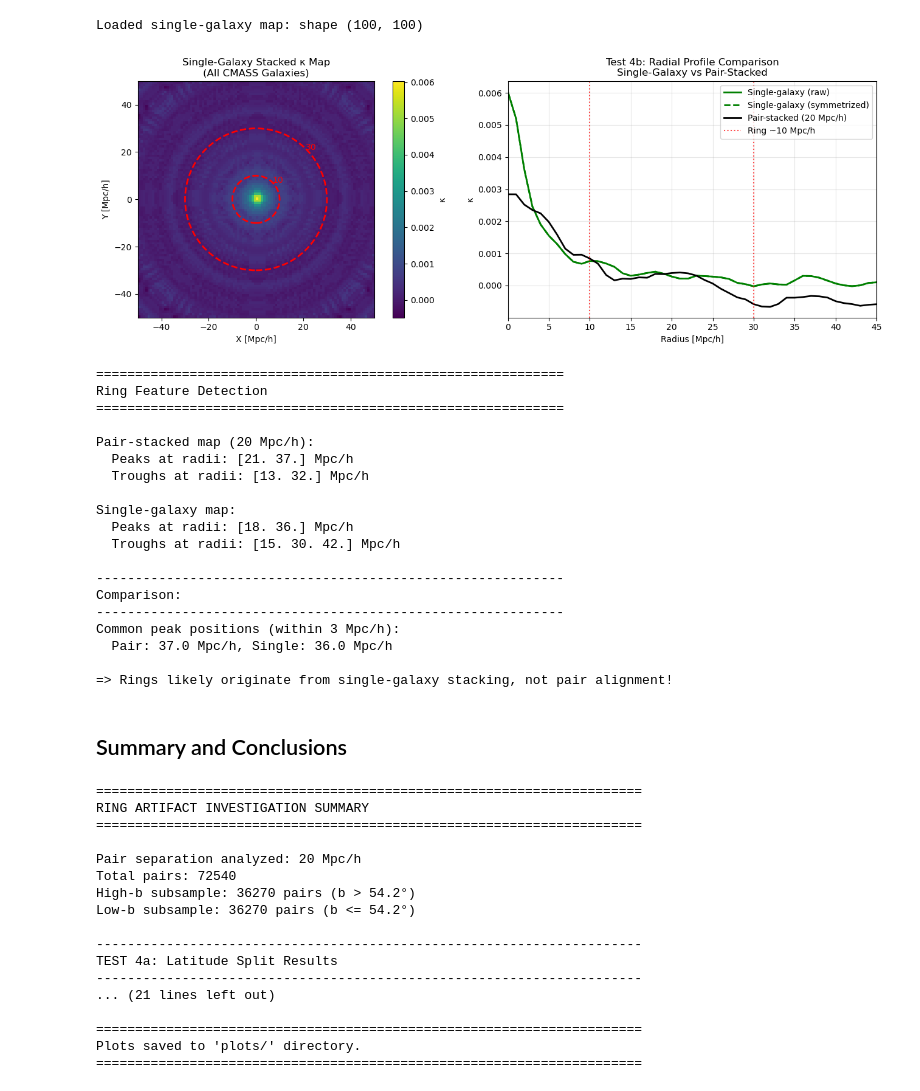
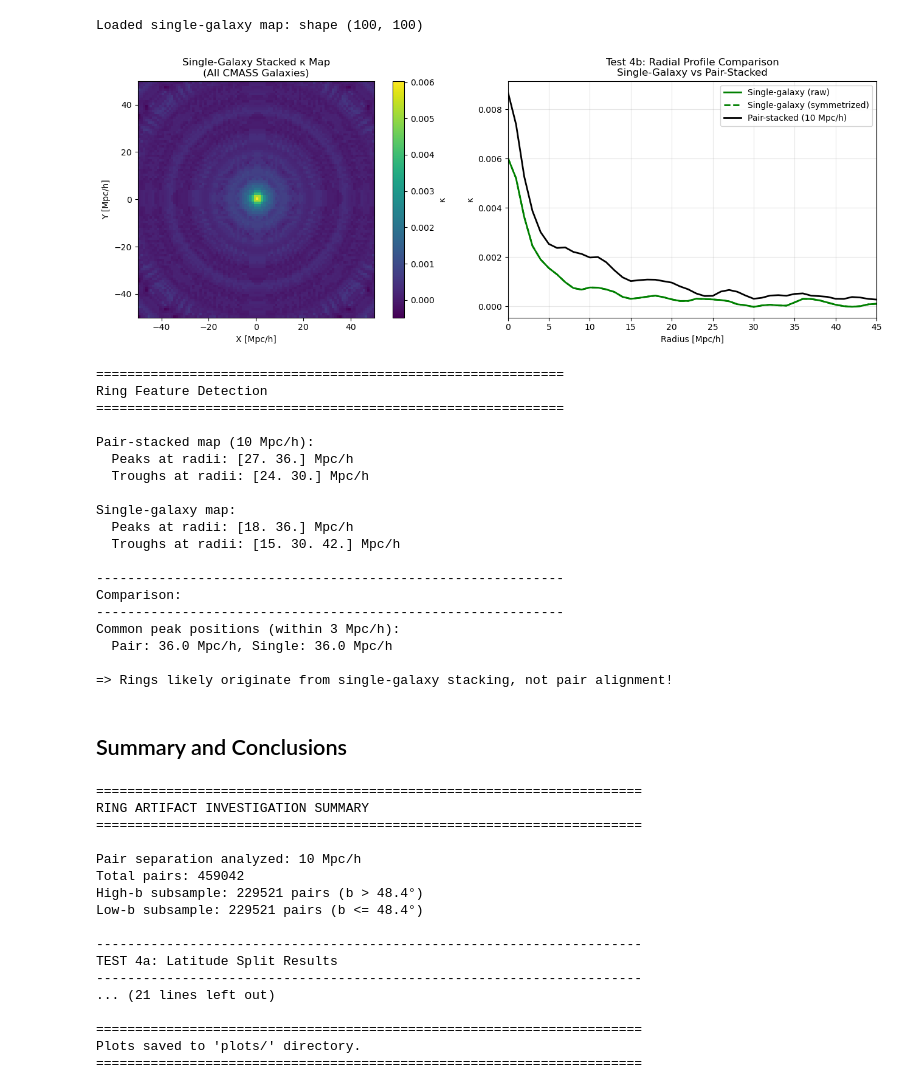
Before and after one commit to carolinewu327/astrophysics, a Jupyter notebook: ring_artifact_investigation.ipynb, the cells around one changed output. Drawn from its saved outputs; the diff is of its cells as text; code cells hidden in the pictures.

```diff
--- a/ring_artifact_investigation.ipynb
+++ b/ring_artifact_investigation.ipynb
@@ -43,7 +43,8 @@ half_box = box_size_hmpc / 2
 extent = [-half_box, half_box, -half_box, half_box]
 
 # Separation to investigate (20 Mpc/h shows clearest rings)
-separation = 20
+separation = 10
+buffer = 2 if separation > 10 else 1
 
 print(f"Investigating ring artifacts for {separation} Mpc/h pair separation")
 # %% [output]
@@ -68,8 +69,8 @@ Loading Planck κ map...
 # --- Load pair catalog ---
 # Try BOSS CMASS North+South first
 pair_files = [
-    f'data/paircatalogs/galaxy_pairs_catalog_CMASS_North_{separation}_{separation-2}_{separation+2}hmpc.csv',
-    f'data/paircatalogs/galaxy_pairs_catalog_CMASS_South_{separation}_{separation-2}_{separation+2}hmpc.csv',
+    f'data/paircatalogs/galaxy_pairs_catalog_CMASS_North_{separation}_{separation-buffer}_{separation+buffer}hmpc.csv',
+    f'data/paircatalogs/galaxy_pairs_catalog_CMASS_South_{separation}_{separation-buffer}_{separation+buffer}hmpc.csv',
 ]
 
 pairs_list = []
@@ -404,7 +404,7 @@ ax.plot(r_mpc, prof_low_b, 'r-', linewidth=2, label=f'Low-b (b <= {b_threshold:.
 ax.plot(r_mpc, prof_all, 'k--', linewidth=2, label='All pairs')
 
 # Mark suspected ring positions
-for ring_r in [10, 30]:
+for ring_r in []:
     ax.axvline(ring_r, color='gray', linestyle=':', alpha=0.7)
     ax.text(ring_r+0.5, ax.get_ylim()[1]*0.95, f'~{ring_r}', fontsize=9, color='gray')
 
@@ -544,36 +544,36 @@ ax.set_xlabel('X [Mpc/h]')
 ax.set_ylabel('Y [Mpc/h]')
 ax.set_xlim(-50, 50)
 ax.set_ylim(-50, 50)
 plt.colorbar(im, ax=ax, label='κ')
 
 # Draw circles at suspected ring radii
-for ring_r in [10, 30]:
+for ring_r in []:
     circle = plt.Circle((0, 0), ring_r, fill=False, color='red', linestyle='--', linewidth=2)
     ax.add_patch(circle)
     ax.text(ring_r*0.7, ring_r*0.7, f'{ring_r}', color='red', fontsize=10)
 
 # Right: Radial profile comparison
 ax = axes[1]
 ax.plot(r_mpc_single, prof_single_raw, 'g-', linewidth=2, label='Single-galaxy (raw)')
 ax.plot(r_mpc_single, prof_single_sym, 'g--', linewidth=2, label='Single-galaxy (symmetrized)')
 ax.plot(r_mpc[:len(prof_all)], prof_all, 'k-', linewidth=2, label=f'Pair-stacked ({separation} Mpc/h)')
 
 # Mark suspected ring positions
-for ring_r in [10, 30]:
+for ring_r in []:
     ax.axvline(ring_r, color='red', linestyle=':', alpha=0.7, label=f'Ring ~{ring_r} Mpc/h' if ring_r == 10 else '')
 
 ax.set_xlabel('Radius [Mpc/h]')
 ax.set_ylabel('κ')
 ax.set_title('Test 4b: Radial Profile Comparison\nSingle-Galaxy vs Pair-Stacked')
 ax.legend()
 ax.grid(True, alpha=0.3)
 ax.set_xlim(0, 45)
 
 plt.tight_layout()
 plt.savefig(f'plots/test4b_single_vs_pair_{separation}mpc.png', dpi=150, bbox_inches='tight')
 plt.show()
 # %% [output]
-[figure, old version]
+[figure, new version]
 # %%
 # --- Detailed ring analysis: look for local minima/maxima ---
 from scipy.signal import find_peaks
@@ -629,9 +629,9 @@ if len(peaks_pair) > 0 and len(peaks_single) > 0:
 Ring Feature Detection
 ============================================================
 
-Pair-stacked map (20 Mpc/h):
-  Peaks at radii: [21. 37.] Mpc/h
-  Troughs at radii: [13. 32.] Mpc/h
+Pair-stacked map (10 Mpc/h):
+  Peaks at radii: [27. 36.] Mpc/h
+  Troughs at radii: [24. 30.] Mpc/h
 
 Single-galaxy map:
   Peaks at radii: [18. 36.] Mpc/h
@@ -641,7 +641,7 @@ Single-galaxy map:
 Comparison:
 ------------------------------------------------------------
 Common peak positions (within 3 Mpc/h):
-  Pair: 37.0 Mpc/h, Single: 36.0 Mpc/h
+  Pair: 36.0 Mpc/h, Single: 36.0 Mpc/h
 
 => Rings likely originate from single-galaxy stacking, not pair alignment!
 # %% [markdown]
@@ -689,10 +689,10 @@ print("="*70)
 RING ARTIFACT INVESTIGATION SUMMARY
 ======================================================================
 
-Pair separation analyzed: 20 Mpc/h
-Total pairs: 72540
-High-b subsample: 36270 pairs (b > 54.2°)
-Low-b subsample: 36270 pairs (b <= 54.2°)
+Pair separation analyzed: 10 Mpc/h
+Total pairs: 459042
+High-b subsample: 229521 pairs (b > 48.4°)
+Low-b subsample: 229521 pairs (b <= 48.4°)
 
 ----------------------------------------------------------------------
 TEST 4a: Latitude Split Results
```
Also changed, not shown: parts of 8 cells of this notebook, 5 other files.
